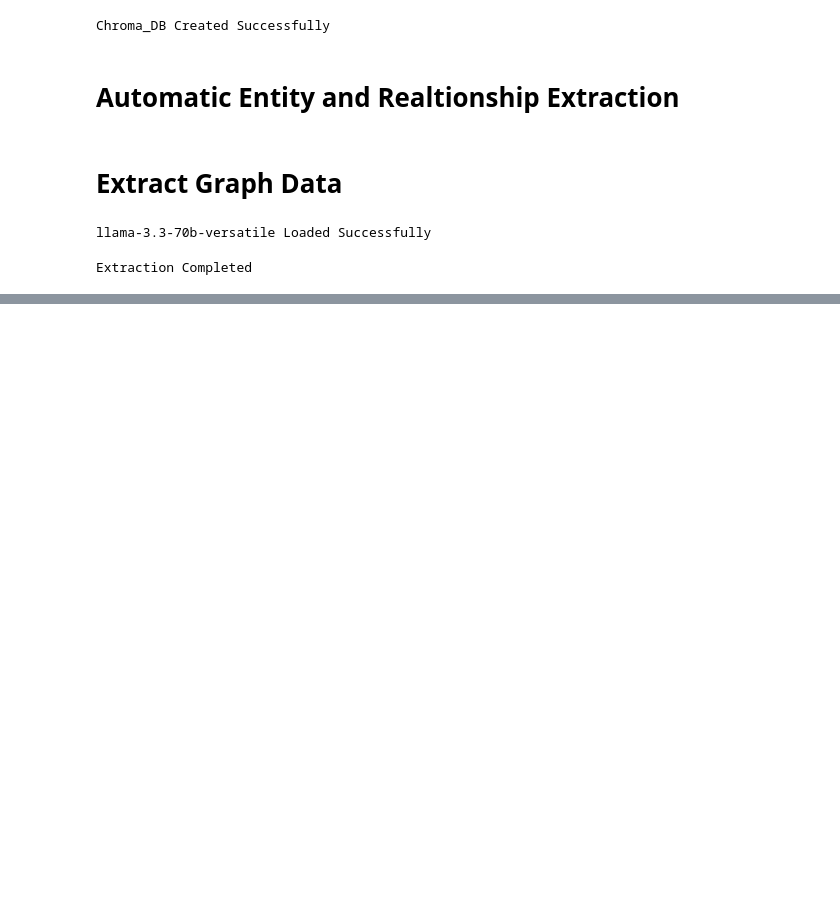
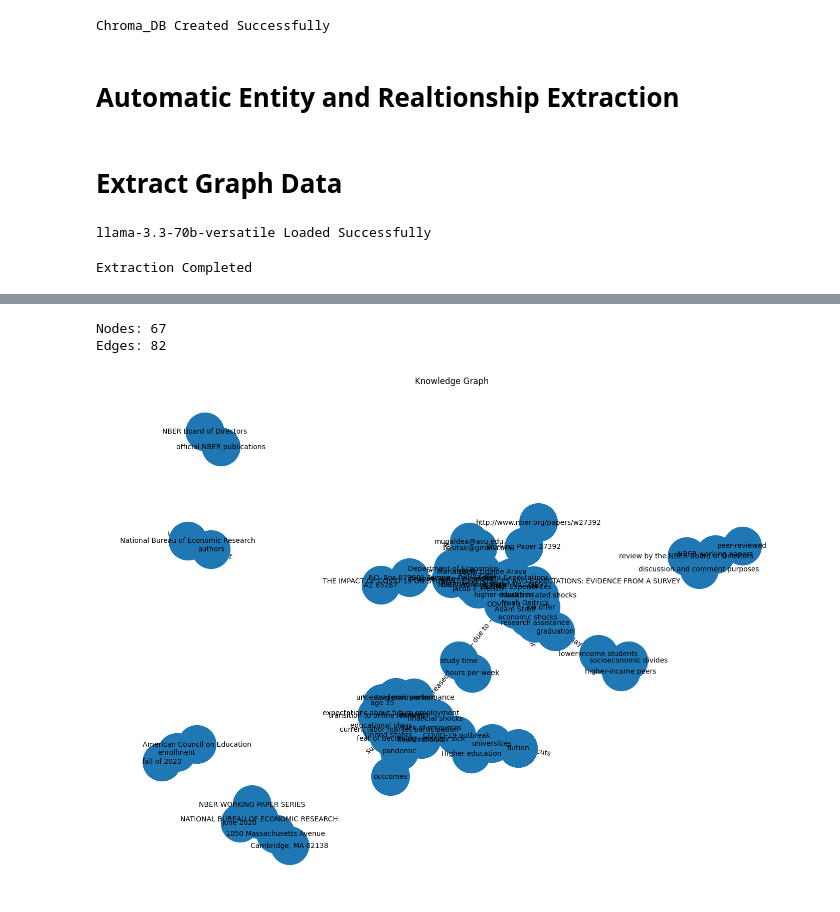
Before and after one commit to FairozAhmadSheikh/LangChain_RAG_Piecone, a Jupyter notebook: Rag_Graph.ipynb, the cells around one changed output, grey strips where cells are left out. Saved outputs shown, nothing was run; the diff lists cells and outputs as text; code cells hidden in the pictures; blank space fills up the shorter version.

Commit message:
visualized graph

```diff
--- a/Rag_Graph.ipynb
+++ b/Rag_Graph.ipynb
@@ -182,0 +203,56 @@ Extraction Completed
+# %%
+
+G = nx.Graph()
+
+for item in graph_results:
+
+    relationships = item.get("relationships", [])
+
+    for rel in relationships:
+
+        source = rel.get("source")
+        target = rel.get("target")
+        relation = rel.get("relationship")
+
+        if source and target:
+
+            G.add_node(source)
+            G.add_node(target)
+
+            G.add_edge(
+                source,
+                target,
+                relationship=relation
+            )
+
+print("Nodes:", G.number_of_nodes())
+print("Edges:", G.number_of_edges())
+# %% [output]
+Nodes: 67
+Edges: 82
+# %%
+
+plt.figure(figsize=(14,10))
+
+pos = nx.spring_layout(G, seed=42)
+
+nx.draw(
+    G,
+    pos,
+    with_labels=True,
+    node_size=3000,
+    font_size=10
+)
+
+edge_labels = nx.get_edge_attributes(G, "relationship")
+
+nx.draw_networkx_edge_labels(
+    G,
+    pos,
+    edge_labels=edge_labels
+)
+
+plt.title("Knowledge Graph")
+plt.show()
+# %% [output]
+[figure, added]
```
Also changed, not shown: parts of 1 cell of this notebook, 6 other files.
